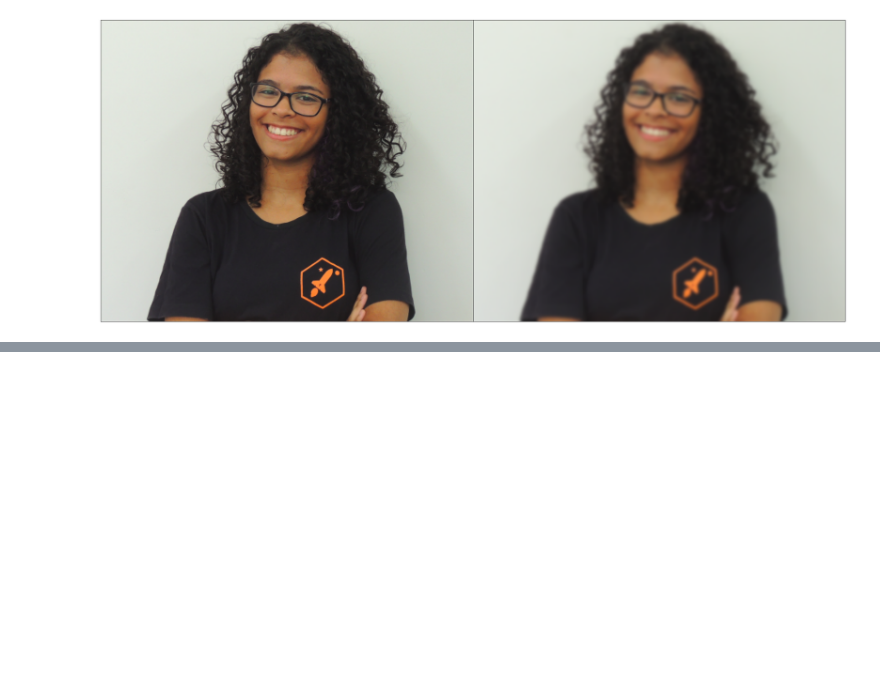
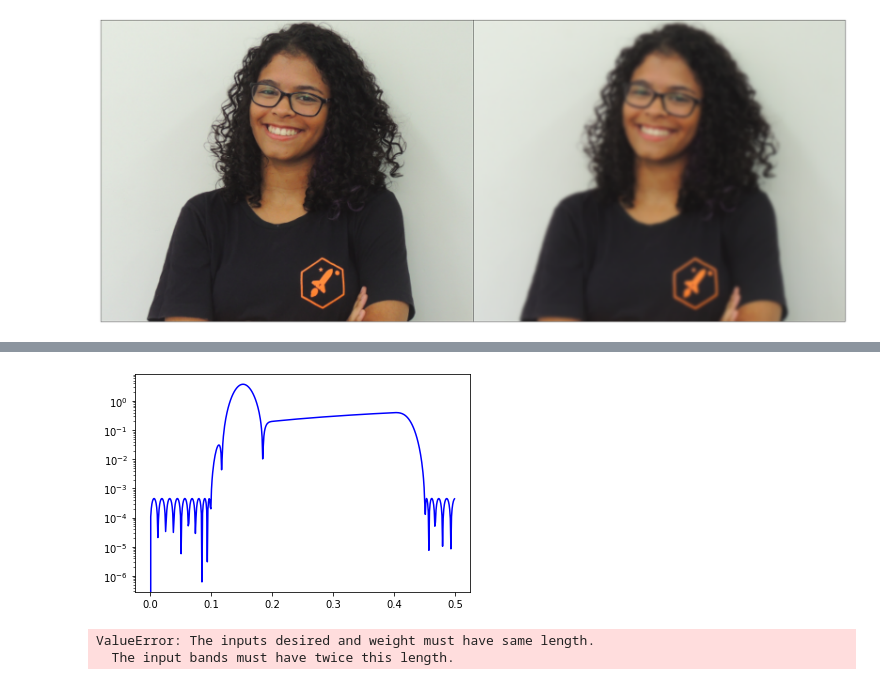
Before and after one commit to larigit/ProjSinaisSistemas, a Jupyter notebook: Jupyter Notebooks/filtro 2d separavel.ipynb, the cells around one changed output, grey strips where cells are left out. Cells and saved outputs as stored; diff of their text form; code cells hidden in the pictures; blank space fills up the shorter version.

```diff
--- a/Jupyter Notebooks/filtro 2d separavel.ipynb
+++ b/Jupyter Notebooks/filtro 2d separavel.ipynb
@@ -68,0 +137,21 @@ ax[0].imshow(img)
+# %%
+from scipy import signal
+>>> bpass = signal.remez(72, [0, 0.1, 0.2, 0.4, 0.45, 0.5], [0, 1, 0], type= 'differentiator') #essa signal.remez foi a unica função de filtro  que aplica um type = differentiator
+>>> freq, response = signal.freqz(bpass)
+>>> ampl = np.abs(response)
+
+>>> fig = plt.figure()
+>>> ax1 = fig.add_subplot(111)
+>>> ax1.semilogy(freq/(2*np.pi), ampl, 'b-')  # freq in Hz
+>>> plt.show()
+# %% [output]
+[figure, added]
+# %%
+f = [0, 0.3, 0.4, 0.6, 0.7, 1]; a = [0, 0 ,1, 1, 0, 0];
+b = signal.remez(17,f,a, type = 'differentiator');
+[h,w] = signal.freqz(b,1,512);
+plot(f,a,w/pi,abs(h))
+legend('Ideal','remez Design')
+# %% [output]
+ValueError: The inputs desired and weight must have same length.
+  The input bands must have twice this length.
```
Also changed, not shown: parts of 6 cells of this notebook.
